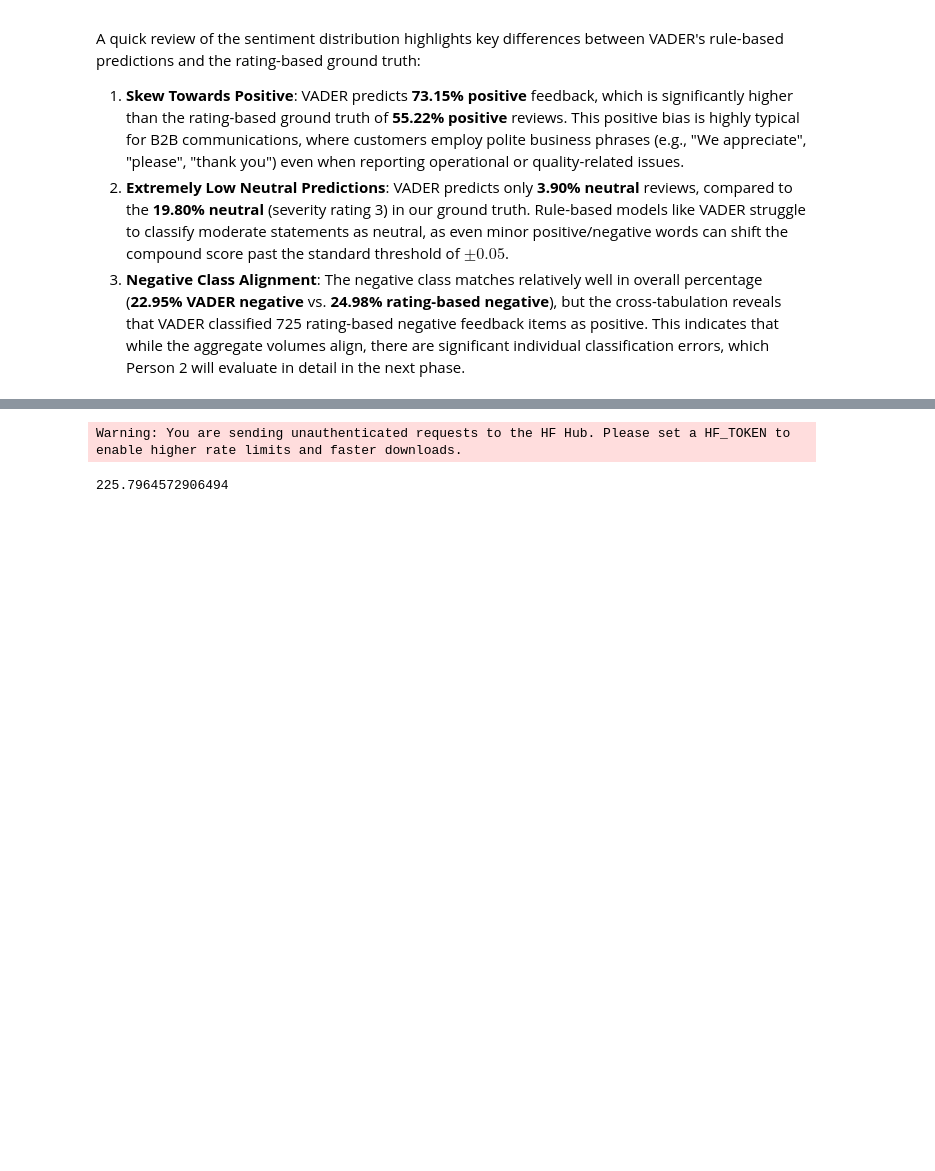
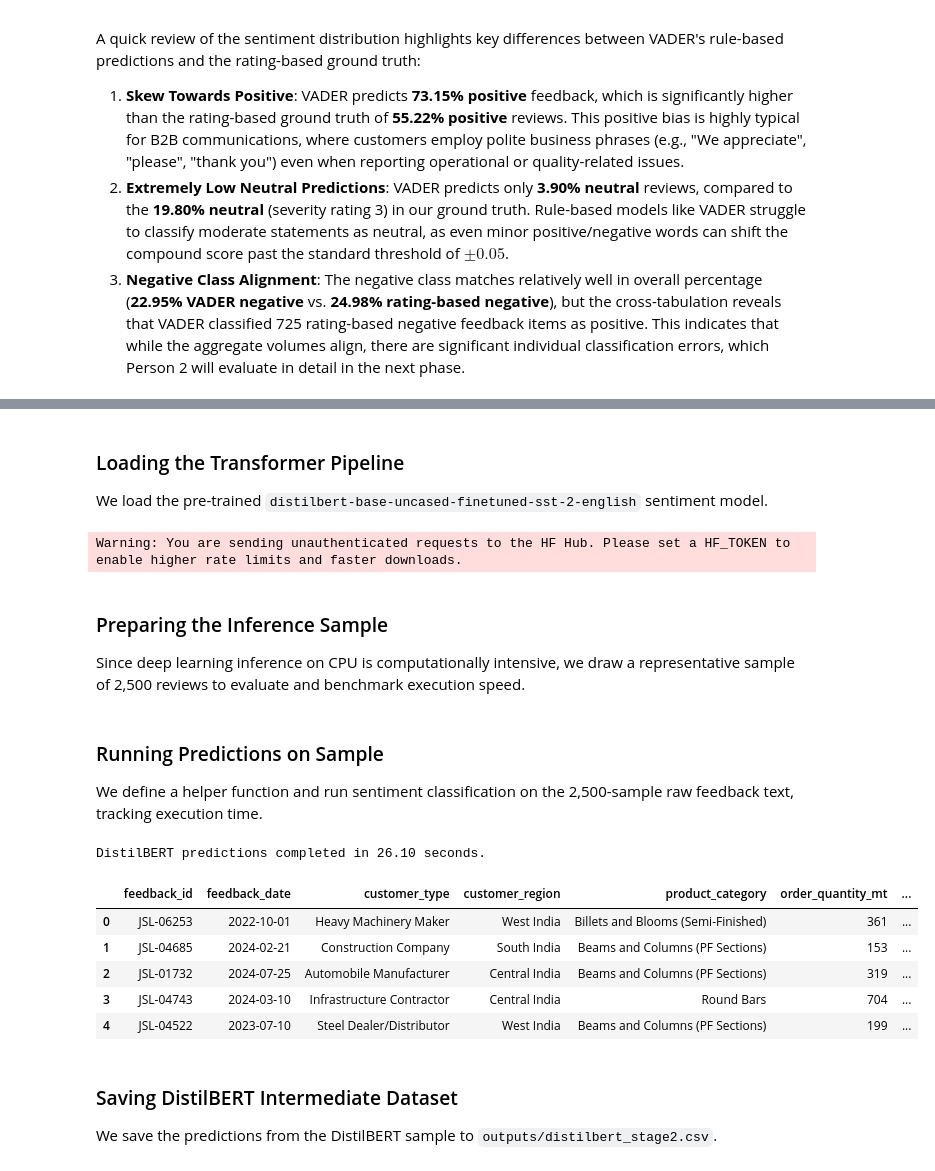
Before and after one commit to ali7540/nlp-quality-feedback-analyzer, a Jupyter notebook: notebooks/week2_sentiment.ipynb, the cells around one changed output, grey strips where cells are left out. Drawn from its saved outputs; the diff is of its cells as text; code cells hidden in the pictures; blank space fills up the shorter version.

```diff
--- a/notebooks/week2_sentiment.ipynb
+++ b/notebooks/week2_sentiment.ipynb
@@ -149,6 +176,10 @@ df.head()
 # %%
 from transformers import pipeline
 import time
+# %% [markdown]
+### Loading the Transformer Pipeline
+
+We load the pre-trained `distilbert-base-uncased-finetuned-sst-2-english` sentiment model.
 # %%
 classifier = pipeline(
     "sentiment-analysis",
@@ -156,10 +187,37 @@ classifier = pipeline(
 )
 # %% [output]
 Warning: You are sending unauthenticated requests to the HF Hub. Please set a HF_TOKEN to enable higher rate limits and faster downloads.
+# %% [markdown]
+### Preparing the Inference Sample
+
+Since deep learning inference on CPU is computationally intensive, we draw a representative sample of 2,500 reviews to evaluate and benchmark execution speed.
 # %%
 sample_df = df.sample(n=2500, random_state=42).copy()
 sample_df.reset_index(drop=True, inplace=True)
+# %% [markdown]
+### Running Predictions on Sample
+
+We define a helper function and run sentiment classification on the 2,500-sample raw feedback text, tracking execution time.
 # %%
 def predict_sentiment(text):
     result = classifier(text[:512])[0]
     return result["label"].lower(), result["score"]
+
+start_time = time.time()
+sample_df[["distilbert_label","distilbert_confidence"]] = (
+    sample_df["feedback_text"]
+    .apply(predict_sentiment)
+    .apply(pd.Series)
+)
+end_time = time.time()
+processing_time = end_time - start_time
+print(f"DistilBERT predictions completed in {processing_time:.2f} seconds.")
+sample_df.head()
+# %% [output]
+DistilBERT predictions completed in 26.10 seconds.
+|  | feedback_id | feedback_date | customer_type | customer_region | product_category | order_quantity_mt | ... |
+| 0 | JSL-06253 | 2022-10-01 | Heavy Machinery Maker | West India | Billets and Blooms (Semi-Finished) | 361 | ... |
+| 1 | JSL-04685 | 2024-02-21 | Construction Company | South India | Beams and Columns (PF Sections) | 153 | ... |
+| 2 | JSL-01732 | 2024-07-25 | Automobile Manufacturer | Central India | Beams and Columns (PF Sections) | 319 | ... |
+| 3 | JSL-04743 | 2024-03-10 | Infrastructure Contractor | Central India | Round Bars | 704 | ... |
+| 4 | JSL-04522 | 2023-07-10 | Steel Dealer/Distributor | West India | Beams and Columns (PF Sections) | 199 | ... |
@@ -174,8 +224,6 @@ sample_df[["distilbert_label","distilbert_confidence"]] = (
-# %%
-end_time = time.time()
-processing_time = end_time - start_time
-print(processing_time)
-# %% [output]
-225.7964572906494
+# %% [markdown]
+### Saving DistilBERT Intermediate Dataset
+
+We save the predictions from the DistilBERT sample to `outputs/distilbert_stage2.csv`.
 # %%
 sample_df.to_csv("../outputs/distilbert_stage2.csv", index=False)
```
Also changed, not shown: parts of 33 cells of this notebook, 6 other files.
